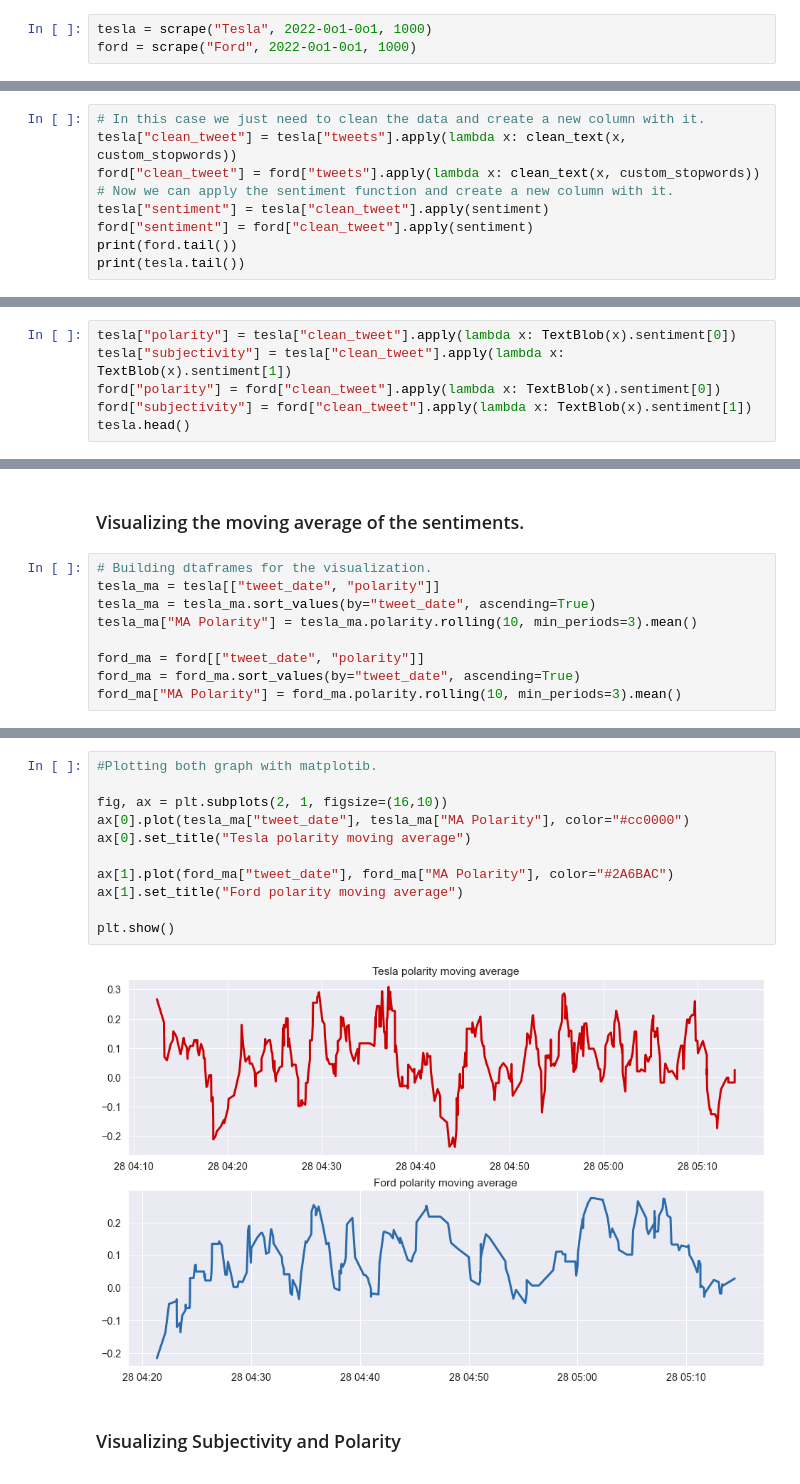
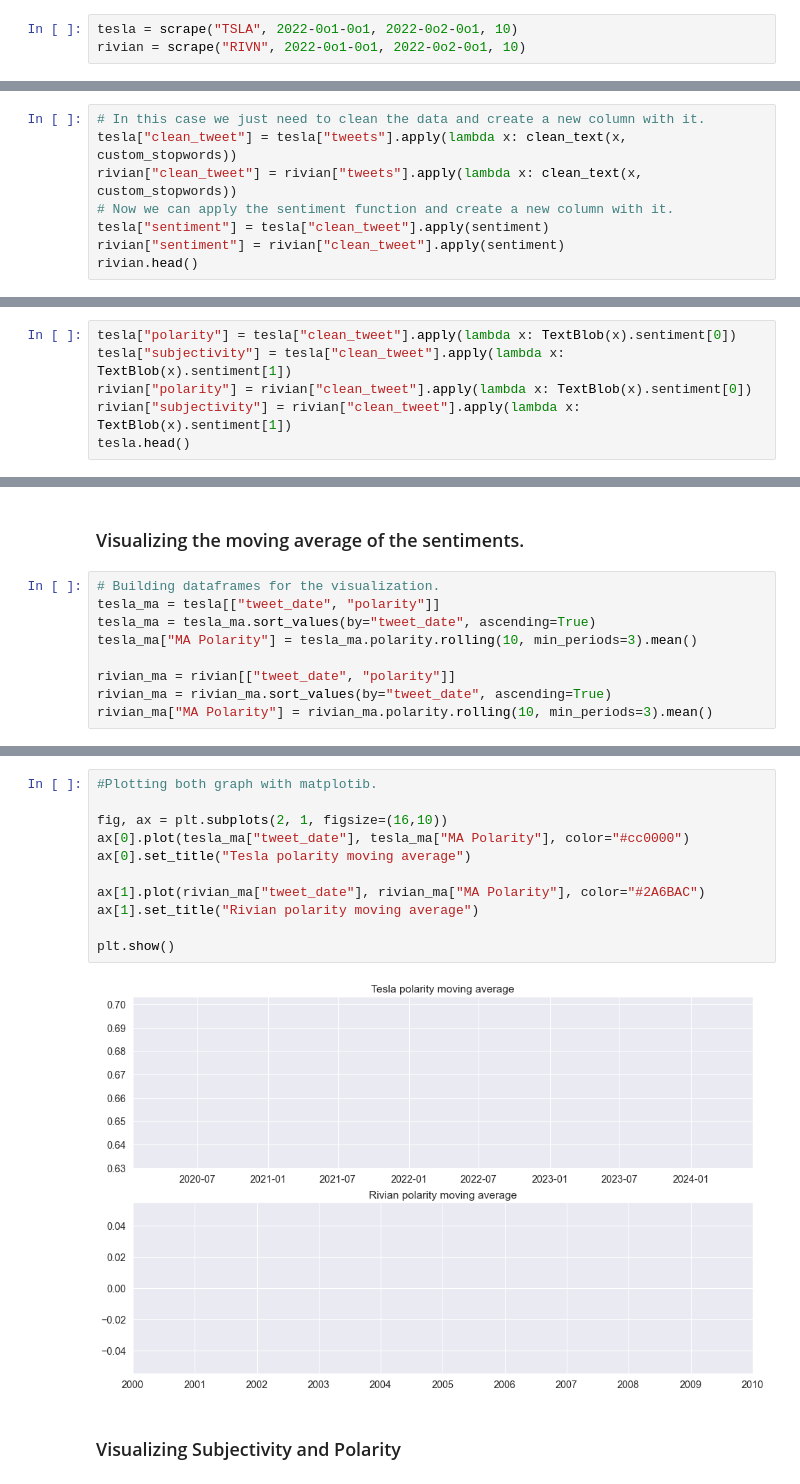
Before and after one commit to MestreD/NLP_Task, a Jupyter notebook: NLP_Task.ipynb, the cells around one changed output, grey strips where cells are left out. Cells and saved outputs as stored; diff of their text form.

```diff
--- a/NLP_Task.ipynb
+++ b/NLP_Task.ipynb
@@ -172,5 +176,5 @@ def sentiment(text):
 # %% [markdown]
 ### Getting the data from twitter.
 # %%
-tesla = scrape("Tesla", 2022-0o1-0o1, 1000)
-ford = scrape("Ford", 2022-0o1-0o1, 1000)
+tesla = scrape("TSLA", 2022-0o1-0o1, 2022-0o2-0o1, 10)
+rivian = scrape("RIVN", 2022-0o1-0o1, 2022-0o2-0o1, 10)
@@ -226,10 +215,9 @@ wordcloud(ford_preprocess, tesla_preprocess)
 # %%
 # In this case we just need to clean the data and create a new column with it.
 tesla["clean_tweet"] = tesla["tweets"].apply(lambda x: clean_text(x, custom_stopwords))
-ford["clean_tweet"] = ford["tweets"].apply(lambda x: clean_text(x, custom_stopwords))
+rivian["clean_tweet"] = rivian["tweets"].apply(lambda x: clean_text(x, custom_stopwords))
 # Now we can apply the sentiment function and create a new column with it.
 tesla["sentiment"] = tesla["clean_tweet"].apply(sentiment)
-ford["sentiment"] = ford["clean_tweet"].apply(sentiment)
-print(ford.tail())
-print(tesla.tail())
+rivian["sentiment"] = rivian["clean_tweet"].apply(sentiment)
+rivian.head()
 # %% [output]
@@ -311,7 +280,7 @@ plt.show()
 # %%
 tesla["polarity"] = tesla["clean_tweet"].apply(lambda x: TextBlob(x).sentiment[0])
 tesla["subjectivity"] = tesla["clean_tweet"].apply(lambda x: TextBlob(x).sentiment[1])
-ford["polarity"] = ford["clean_tweet"].apply(lambda x: TextBlob(x).sentiment[0])
-ford["subjectivity"] = ford["clean_tweet"].apply(lambda x: TextBlob(x).sentiment[1])
+rivian["polarity"] = rivian["clean_tweet"].apply(lambda x: TextBlob(x).sentiment[0])
+rivian["subjectivity"] = rivian["clean_tweet"].apply(lambda x: TextBlob(x).sentiment[1])
 tesla.head()
 # %% [output]
@@ -340,11 +307,11 @@ Ford
 # %% [markdown]
 ### Visualizing the moving average of the sentiments.
 # %%
-# Building dtaframes for the visualization.
+# Building dataframes for the visualization.
 tesla_ma = tesla[["tweet_date", "polarity"]]
 tesla_ma = tesla_ma.sort_values(by="tweet_date", ascending=True)
 tesla_ma["MA Polarity"] = tesla_ma.polarity.rolling(10, min_periods=3).mean()
 
-ford_ma = ford[["tweet_date", "polarity"]]
-ford_ma = ford_ma.sort_values(by="tweet_date", ascending=True)
-ford_ma["MA Polarity"] = ford_ma.polarity.rolling(10, min_periods=3).mean()
+rivian_ma = rivian[["tweet_date", "polarity"]]
+rivian_ma = rivian_ma.sort_values(by="tweet_date", ascending=True)
+rivian_ma["MA Polarity"] = rivian_ma.polarity.rolling(10, min_periods=3).mean()
@@ -365,16 +318,16 @@ ford_ma["MA Polarity"] = ford_ma.polarity.rolling(10, min_periods=3).mean()
 # %%
 #Plotting both graph with matplotib.
 
 fig, ax = plt.subplots(2, 1, figsize=(16,10))
 ax[0].plot(tesla_ma["tweet_date"], tesla_ma["MA Polarity"], color="#cc0000")
 ax[0].set_title("Tesla polarity moving average")
 
-ax[1].plot(ford_ma["tweet_date"], ford_ma["MA Polarity"], color="#2A6BAC")
-ax[1].set_title("Ford polarity moving average")
+ax[1].plot(rivian_ma["tweet_date"], rivian_ma["MA Polarity"], color="#2A6BAC")
+ax[1].set_title("Rivian polarity moving average")
 
 plt.show()
 # %% [output]
-[figure, old version]
+[figure, new version]
 # %% [markdown]
 ### Visualizing Subjectivity and Polarity
 # %%
```
Also changed, not shown: parts of 15 cells of this notebook.
